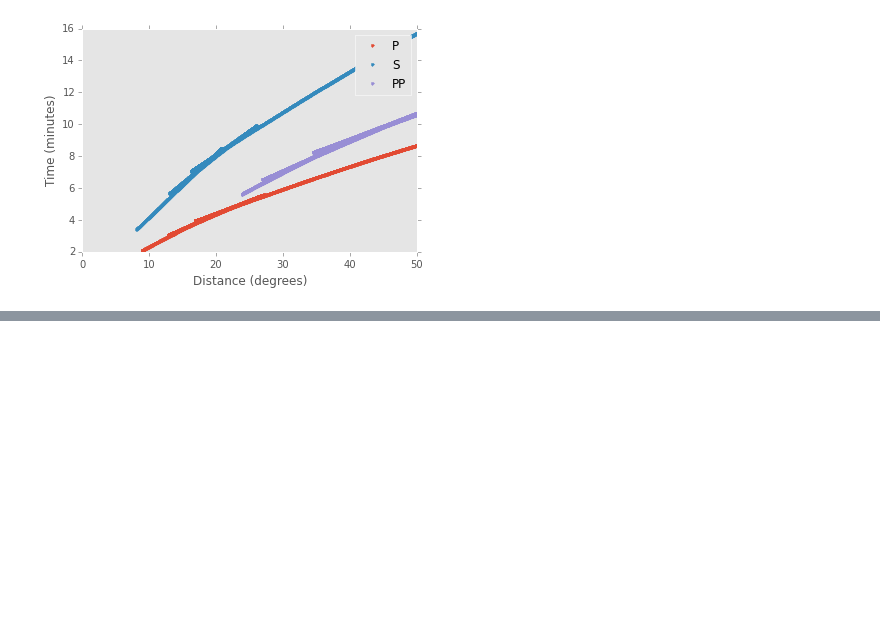
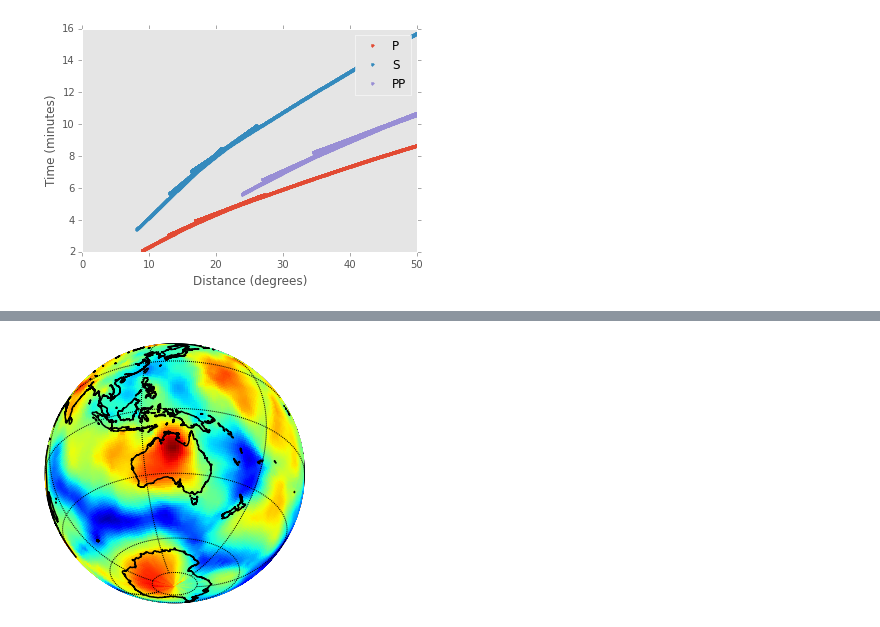
Before and after one commit to dansand/seismic, a Jupyter notebook: introduction_to_seismology.ipynb, the cells around one changed output, grey strips where cells are left out. Saved outputs shown, nothing was run; the diff lists cells and outputs as text; code cells hidden in the pictures; blank space fills up the shorter version.

```diff
--- a/introduction_to_seismology.ipynb
+++ b/introduction_to_seismology.ipynb
@@ -580,0 +504,33 @@ Different forms of regularization have been proposed that impose sharp transitio
+# %%
+from netCDF4 import Dataset as NetCDFFile
+import numpy as np
+import matplotlib.pyplot as plt
+import wget
+from mpl_toolkits.basemap import Basemap, shiftgrid, cm
+import numpy as np
+import matplotlib.pyplot as plt
+nc = NetCDFFile('./data/GYPSUMS_kmps.nc')
+#at this point you might check whether the file is CF - compliant: http://puma.nerc.ac.uk/cgi-bin/cf-checker.pl
+#this file is compliant but the checker suggests adding units to the 'vs' field
+#set up data from netCDF-4 file
+data = nc.variables['vs'][:]
+lats = nc.variables['latitude'][:]
+lons = nc.variables['longitude'][:]
+lons, lats = np.meshgrid(lons,lats)
+# %%
+# create figure, axes instances.
+fig = plt.figure()
+ax = fig.add_axes([0.05,0.05,0.9,0.9])
+m = Basemap(resolution='l',projection='ortho',lat_0=-30.,lon_0=135.)
+m.drawmapboundary(fill_color='0.9')
+m.drawparallels(np.arange(-90.,120.,30.))
+m.drawmeridians(np.arange(0.,420.,60.))
+m.drawmapboundary(fill_color='aqua')
+m.drawcoastlines(linewidth=1.5)
+data1 = data[1,:,:] #this dissapears the first dimension
+#data1.shape
+# plot data1 pcolor
+im1 = m.pcolor(lons,lats,data1,cmap=plt.cm.jet,latlon=True)
+plt.show()
+# %% [output]
+[figure, added]
```
Also changed, not shown: parts of 43 cells of this notebook, 6 other files.
